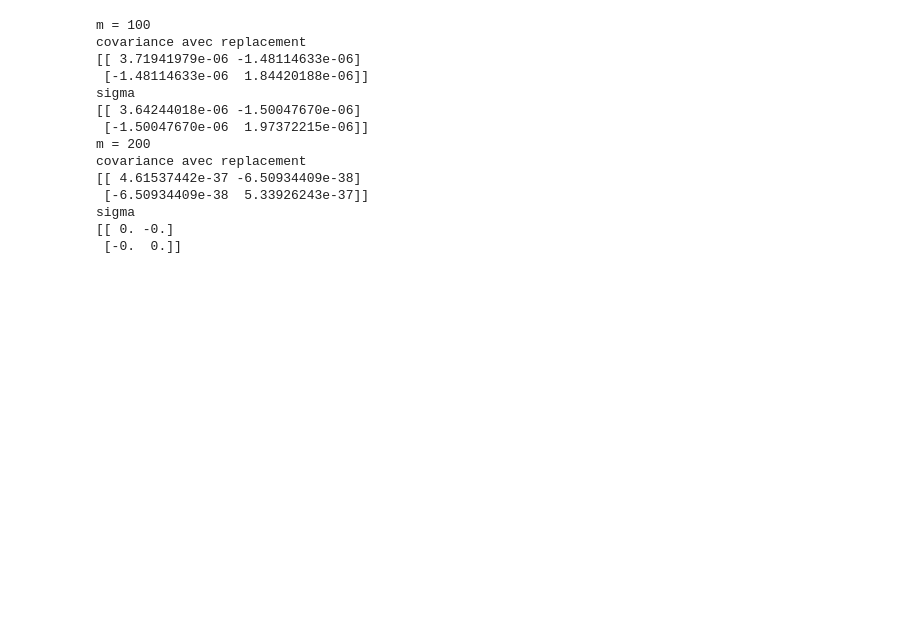
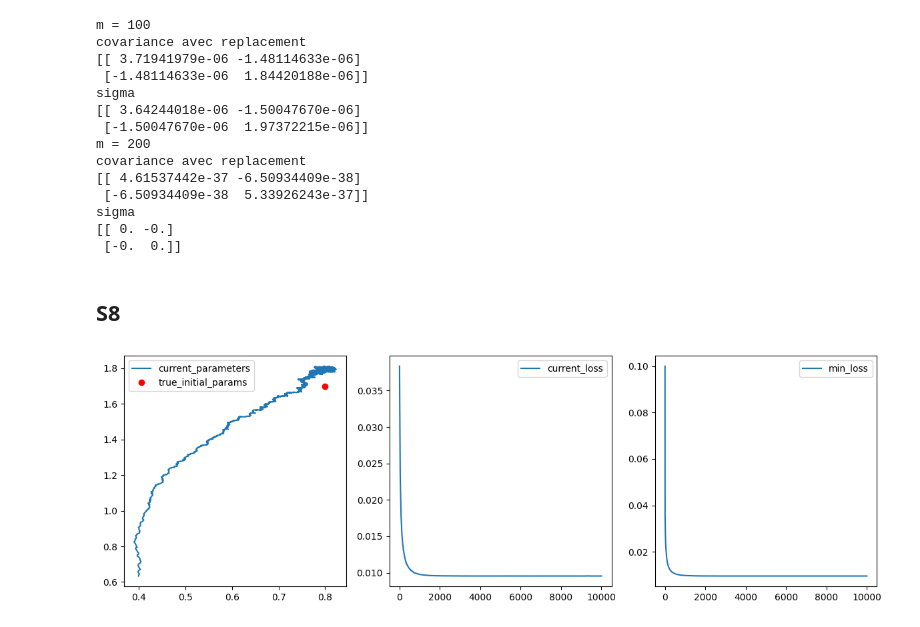
Before and after one commit to isaigordeev/Regressions, a Jupyter notebook: IsaiGordeev_ZhichengHui_Régressions.ipynb, the cells around one changed output. Cells and saved outputs as stored; diff of their text form; code cells hidden in the pictures; blank space fills up the shorter version.

```diff
--- a/IsaiGordeev_ZhichengHui_Régressions.ipynb
+++ b/IsaiGordeev_ZhichengHui_Régressions.ipynb
@@ -724,3 +728,5 @@ covariance avec replacement
 sigma
 [[ 0. -0.]
  [-0.  0.]]
+# %% [markdown]
+## S8
@@ -726,0 +765,17 @@ sigma
+# %%
+fig, axs = plt.subplots(1, 3,figsize=(12, 4))
+
+axs[0].plot(descent[0][:, 0], descent[0][:, 1], label='current_parameters')
+axs[0].plot(initial_params[0], initial_params[1], 'ro', label='true_initial_params')
+axs[0].legend()
+
+axs[1].plot(descent[1], label='current_loss')
+axs[1].legend()
+
+axs[2].plot(descent[2], label='min_loss')
+axs[2].legend()
+
+fig.tight_layout()
+plt.show()
+# %% [output]
+[figure, added]
```
Also changed, not shown: parts of 4 cells of this notebook.
